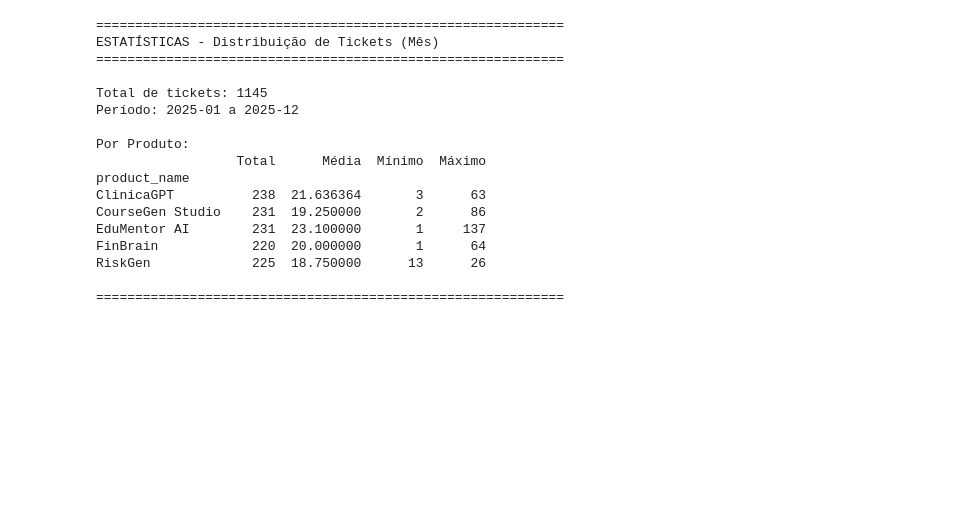
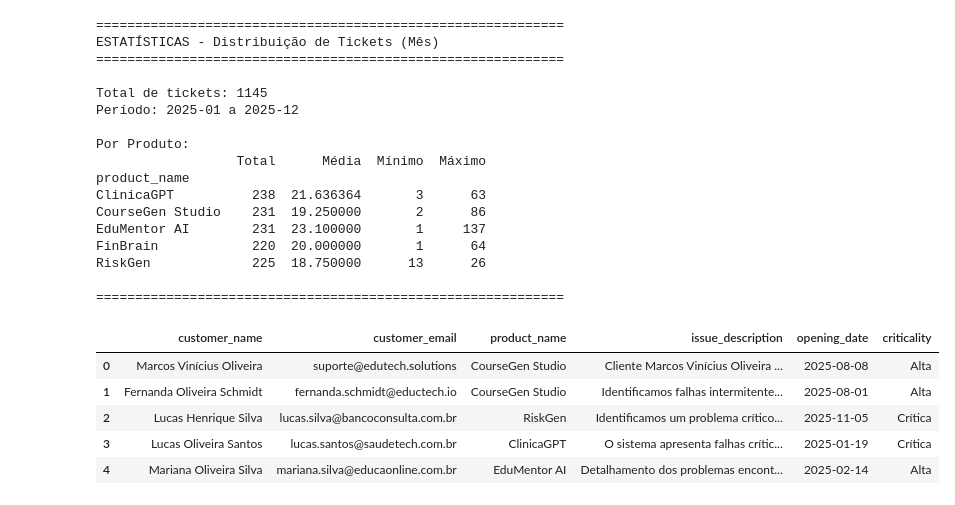
Before and after one commit to renansantosmendes/synapseai_data, a Jupyter notebook: data_processing.ipynb, the cells around one changed output. Drawn from its saved outputs; the diff is of its cells as text; code cells hidden in the pictures; blank space fills up the shorter version.

```diff
--- a/data_processing.ipynb
+++ b/data_processing.ipynb
@@ -467,3 +467,12 @@ FinBrain            220  20.000000       1      64
 RiskGen             225  18.750000      13      26
 
 ============================================================
+# %%
+df_modified.head()
+# %% [output]
+|  | customer_name | customer_email | product_name | issue_description | opening_date | criticality |
+| 0 | Marcos Vinícius Oliveira | suporte@edutech.solutions | CourseGen Studio | Cliente Marcos Vinícius Oliveira ... | 2025-08-08 | Alta |
+| 1 | Fernanda Oliveira Schmidt | fernanda.schmidt@eductech.io | CourseGen Studio | Identificamos falhas intermitente... | 2025-08-01 | Alta |
+| 2 | Lucas Henrique Silva | lucas.silva@bancoconsulta.com.br | RiskGen | Identificamos um problema crítico... | 2025-11-05 | Crítica |
+| 3 | Lucas Oliveira Santos | lucas.santos@saudetech.com.br | ClinicaGPT | O sistema apresenta falhas crític... | 2025-01-19 | Crítica |
+| 4 | Mariana Oliveira Silva | mariana.silva@educaonline.com.br | EduMentor AI | Detalhamento dos problemas encont... | 2025-02-14 | Alta |
```
Also changed, not shown: parts of 1 cell of this notebook, 1 other file.
